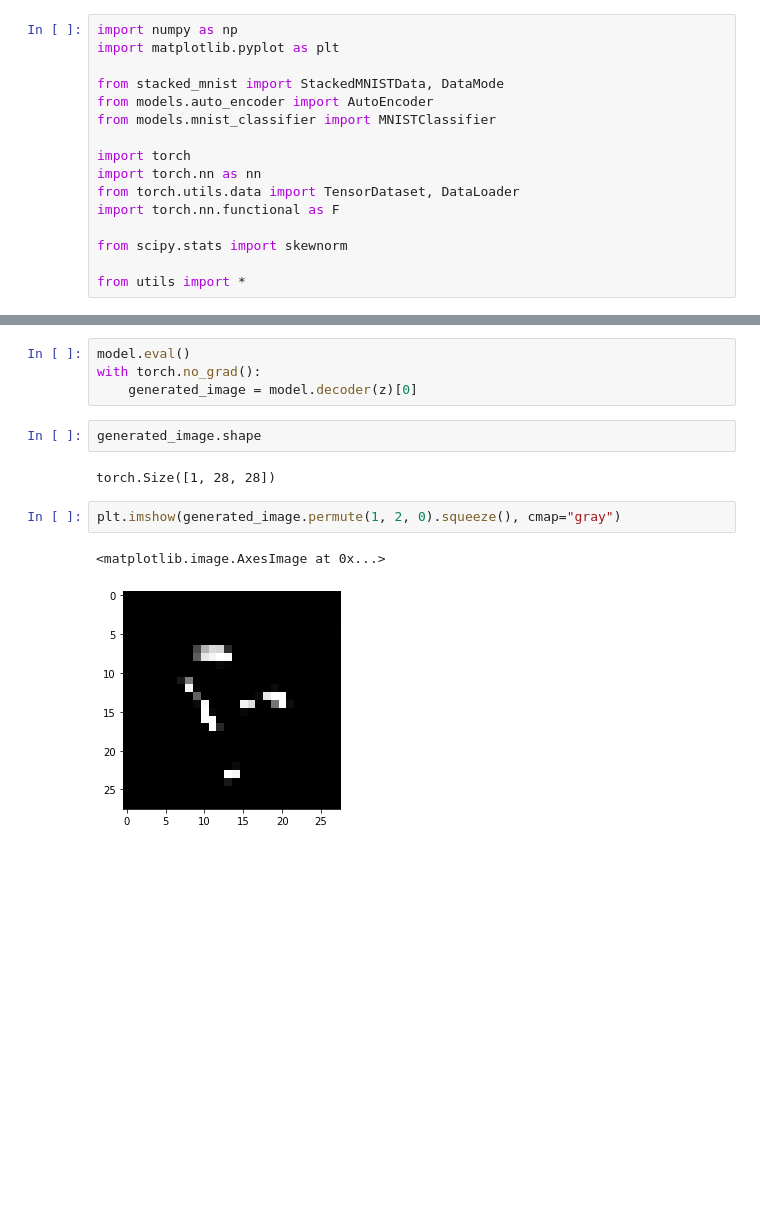
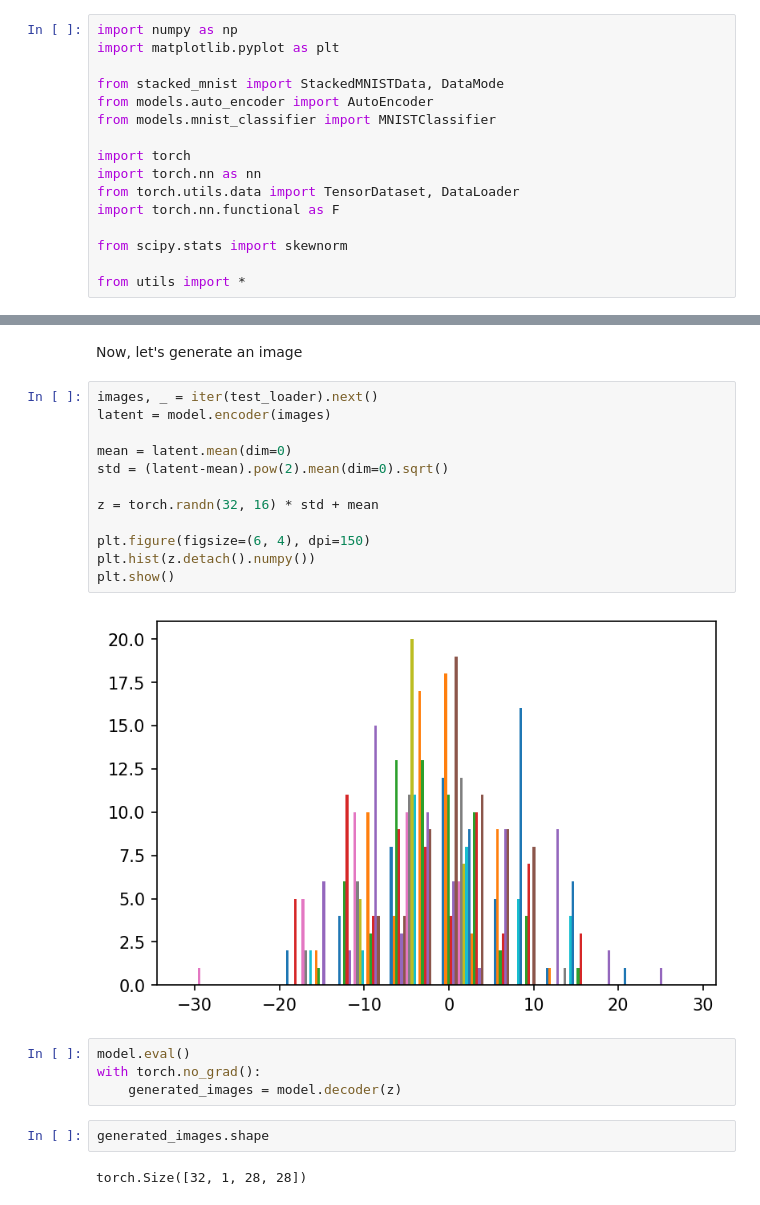
Before and after one commit to mikkeldah/IT3030---Deep-Learning, a Jupyter notebook: Project 3 - Deep Generative Models/ae_generator.ipynb, the cells around one changed output, grey strips where cells are left out. Drawn from its saved outputs; the diff is of its cells as text; blank space fills up the shorter version.

```diff
--- a/Project 3 - Deep Generative Models/ae_generator.ipynb
+++ b/Project 3 - Deep Generative Models/ae_generator.ipynb
@@ -63,16 +81,27 @@ tensor([[ 5.4413e+00,  8.6732e-01, -6.6285e+00,  ..., -9.4797e+00,
+# %% [markdown]
+Now, let's generate an image
+# %%
+images, _ = iter(test_loader).next()
+latent = model.encoder(images)
+
+mean = latent.mean(dim=0)
+std = (latent-mean).pow(2).mean(dim=0).sqrt()
+
+z = torch.randn(32, 16) * std + mean
+
+plt.figure(figsize=(6, 4), dpi=150)
+plt.hist(z.detach().numpy())
+plt.show()
+# %% [output]
+[figure, added]
 # %%
 model.eval()
 with torch.no_grad():
-    generated_image = model.decoder(z)[0]
+    generated_images = model.decoder(z)
 # %%
-generated_image.shape
+generated_images.shape
 # %% [output]
-torch.Size([1, 28, 28])
+torch.Size([32, 1, 28, 28])
-# %%
-plt.imshow(generated_image.permute(1, 2, 0).squeeze(), cmap="gray")
-# %% [output]
-<matplotlib.image.AxesImage at 0x...>
-[figure, removed]
 # %%
 model
 # %% [output]
```
Also changed, not shown: parts of 12 cells of this notebook, 16 other files.
